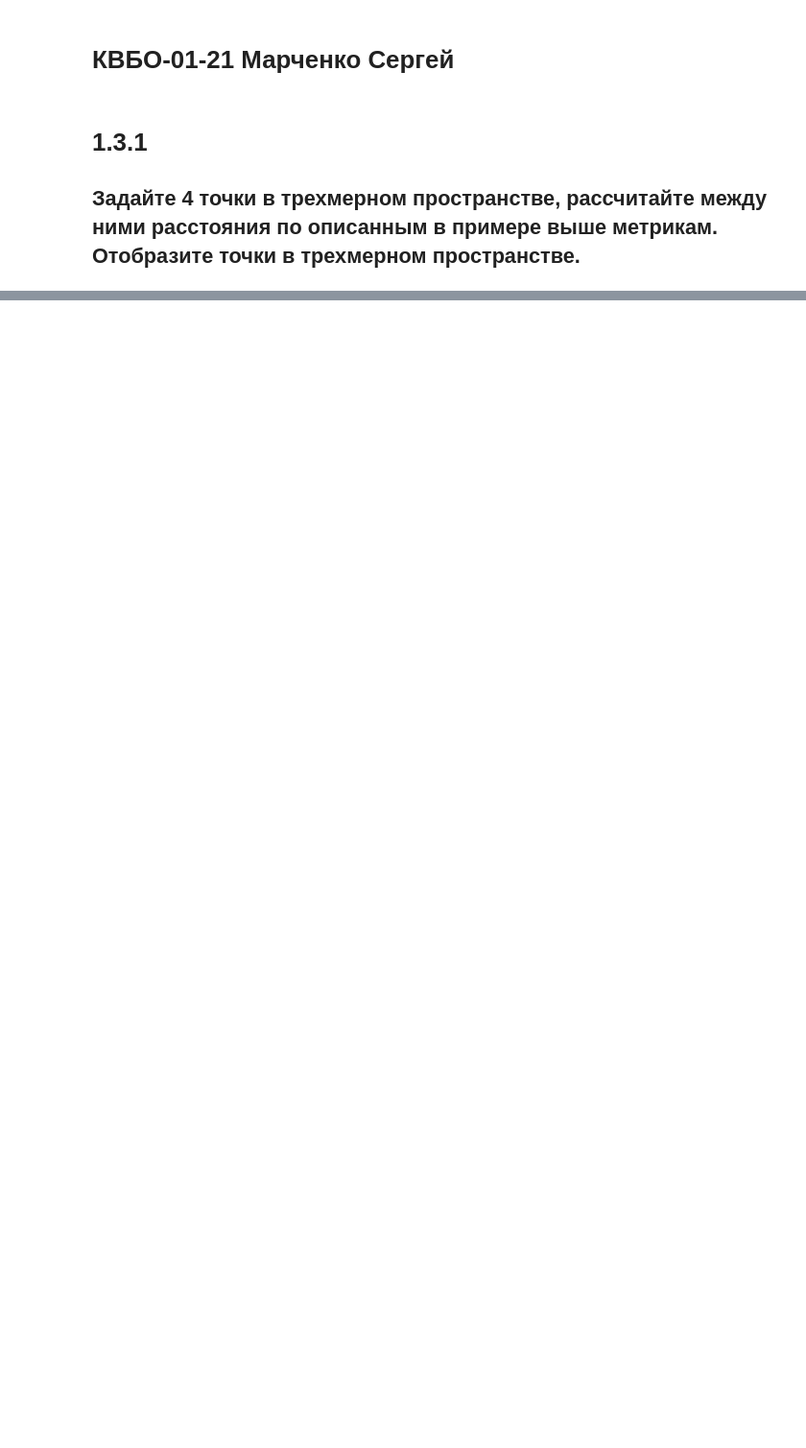
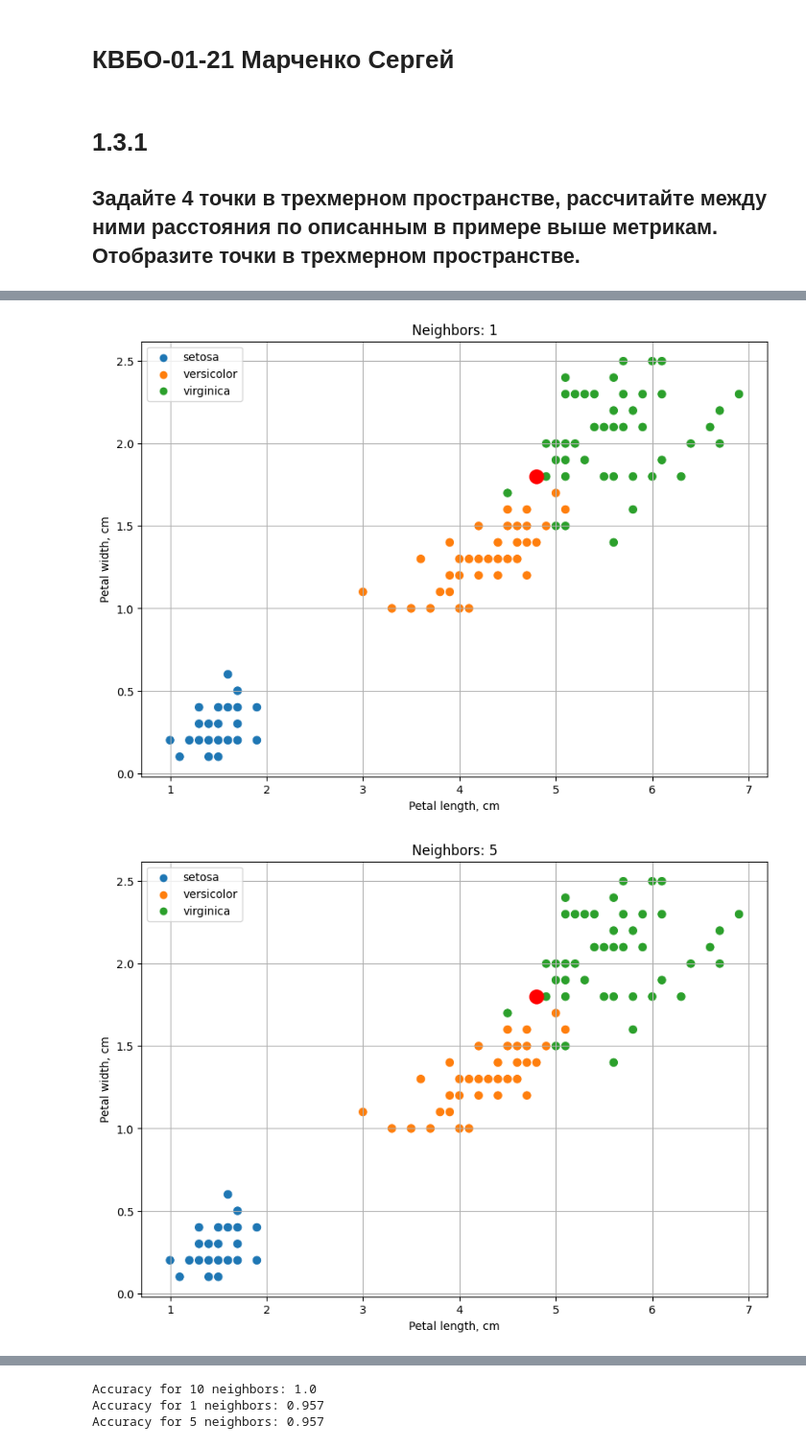
Before and after one commit to M4yd3/uni-ai, a Jupyter notebook: Marchenko_S_Workbook3.ipynb, the cells around one changed output, grey strips where cells are left out. Shown: that part at 96% size. Drawn from its saved outputs; the diff is of its cells as text; code cells hidden in the pictures; blank space fills up the shorter version.

```diff
--- a/Marchenko_S_Workbook3.ipynb
+++ b/Marchenko_S_Workbook3.ipynb
@@ -58,0 +46,41 @@ Euclidean squared distance
+# %%
+from sklearn.neighbors import KNeighborsClassifier
+from sklearn.model_selection import train_test_split
+from sklearn.metrics import accuracy_score
+from matplotlib import pyplot as plt
+import seaborn as sns
+import numpy as np
+
+iris = sns.load_dataset('iris')
+
+x_train, x_test, y_train, y_test = train_test_split(iris.iloc[:, :-1], iris.iloc[:, -1], test_size=0.15)
+
+accuracies = []
+
+for k in [1, 5, 10]:
+    model = KNeighborsClassifier(n_neighbors=k)
+    model.fit(x_train, y_train)
+
+    y_pred = model.predict(x_test)
+
+    plt.figure(figsize=(10, 7))
+    sns.scatterplot(data=iris, x='petal_length', y='petal_width', hue='species', s=70)
+    plt.xlabel('Petal length, cm')
+    plt.ylabel('Petal width, cm')
+    plt.title(f'Neighbors: {k}')
+    plt.legend(loc=2)
+    plt.grid()
+
+    for i, _ in enumerate(y_test):
+        if np.array(y_test)[i] != y_pred[i]:
+            plt.scatter(x_test.iloc[i, 2], x_test.iloc[i, 3], color='red', s=150)
+
+    accuracies.append((k, accuracy_score(y_test, y_pred)))
+    plt.show()
+
+accuracies.sort(key=lambda t: t[1], reverse=True)
+for t in accuracies:
+    print(f'Accuracy for {t[0]} neighbors: {t[1]:.3}')
+# %% [output]
+[figure, added]
+[figure, added]
@@ -58,0 +88,3 @@ Euclidean squared distance
+Accuracy for 10 neighbors: 1.0
+Accuracy for 1 neighbors: 0.957
+Accuracy for 5 neighbors: 0.957
```
Also changed, not shown: parts of 3 cells of this notebook.
